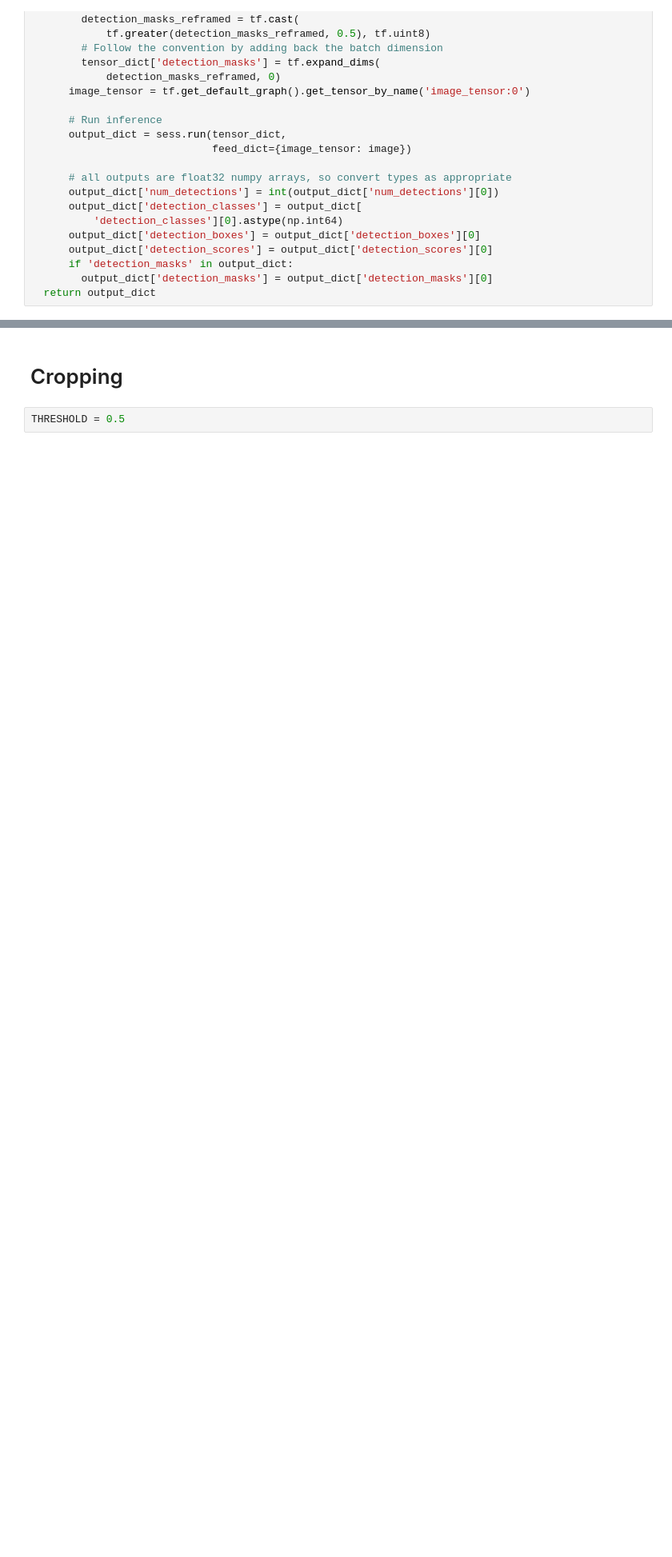
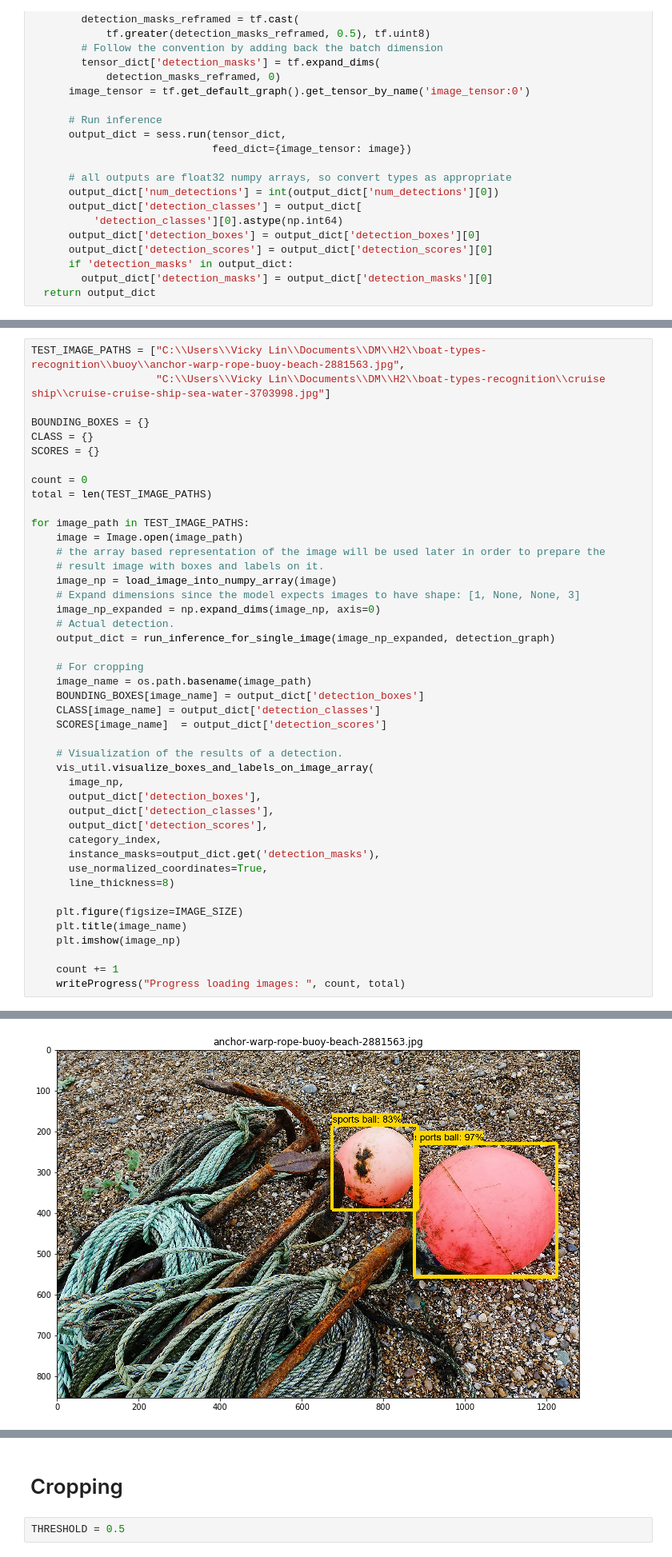
Before and after one commit to yenchulin/DM_Final_ObjectDetection, a Jupyter notebook: Object_detection.ipynb, the cells around one changed output, grey strips where cells are left out. Shown at 80% size. Saved outputs shown, nothing was run; the diff lists cells and outputs as text; blank space fills up the shorter version.

Commit message:
add detection for specific images

```diff
--- a/Object_detection.ipynb
+++ b/Object_detection.ipynb
@@ -168,0 +165,45 @@ def run_inference_for_single_image(image, graph):
+# %%
+TEST_IMAGE_PATHS = ["C:\\Users\\Vicky Lin\\Documents\\DM\\H2\\boat-types-recognition\\buoy\\anchor-warp-rope-buoy-beach-2881563.jpg",
+                    "C:\\Users\\Vicky Lin\\Documents\\DM\\H2\\boat-types-recognition\\cruise ship\\cruise-cruise-ship-sea-water-3703998.jpg"]
+
+BOUNDING_BOXES = {}
+CLASS = {}
+SCORES = {}
+
+count = 0
+total = len(TEST_IMAGE_PATHS)
+
+for image_path in TEST_IMAGE_PATHS:
+    image = Image.open(image_path)
+    # the array based representation of the image will be used later in order to prepare the
+    # result image with boxes and labels on it.
+    image_np = load_image_into_numpy_array(image)
+    # Expand dimensions since the model expects images to have shape: [1, None, None, 3]
+    image_np_expanded = np.expand_dims(image_np, axis=0)
+    # Actual detection.
+    output_dict = run_inference_for_single_image(image_np_expanded, detection_graph)
+
+    # For cropping
+    image_name = os.path.basename(image_path)
+    BOUNDING_BOXES[image_name] = output_dict['detection_boxes']
+    CLASS[image_name] = output_dict['detection_classes']
+    SCORES[image_name]  = output_dict['detection_scores']
+
+    # Visualization of the results of a detection.
+    vis_util.visualize_boxes_and_labels_on_image_array(
+      image_np,
+      output_dict['detection_boxes'],
+      output_dict['detection_classes'],
+      output_dict['detection_scores'],
+      category_index,
+      instance_masks=output_dict.get('detection_masks'),
+      use_normalized_coordinates=True,
+      line_thickness=8)
+
+    plt.figure(figsize=IMAGE_SIZE)
+    plt.title(image_name)
+    plt.imshow(image_np)
+
+    count += 1
+    writeProgress("Progress loading images: ", count, total)
+# %% [output]
@@ -168,0 +211 @@ def run_inference_for_single_image(image, graph):
+[figure, added]
```
Also changed, not shown: parts of 5 cells of this notebook.
